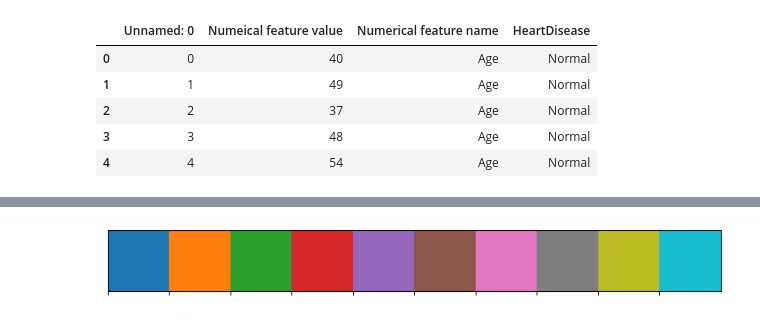
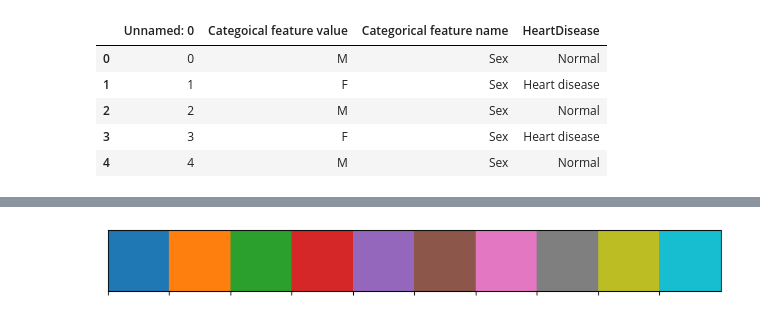
Before and after one commit to AlanYWu/Prediction-of-Heart-Failure-Using-Naive-Bayes-Classifiers, a Jupyter notebook: Graph/Data representation/1_Plot_Final.ipynb, the cells around one changed output, grey strips where cells are left out. Drawn from its saved outputs; the diff is of its cells as text; code cells hidden in the pictures.

```diff
--- a/Graph/Data representation/1_Plot_Final.ipynb
+++ b/Graph/Data representation/1_Plot_Final.ipynb
@@ -18,13 +18,14 @@ data_nu = pd.read_csv("long_nu.csv")
 # https://zhuanlan.zhihu.com/p/432236585
 # %%
 data_nu.head()
+data_ca.head()
 # %% [output]
-|  | Unnamed: 0 | Numeical feature value | Numerical feature name | HeartDisease |
-| 0 | 0 | 40 | Age | Normal |
-| 1 | 1 | 49 | Age | Normal |
-| 2 | 2 | 37 | Age | Normal |
-| 3 | 3 | 48 | Age | Normal |
-| 4 | 4 | 54 | Age | Normal |
+|  | Unnamed: 0 | Categoical feature value | Categorical feature name | HeartDisease |
+| 0 | 0 | M | Sex | Normal |
+| 1 | 1 | F | Sex | Heart disease |
+| 2 | 2 | M | Sex | Normal |
+| 3 | 3 | F | Sex | Heart disease |
+| 4 | 4 | M | Sex | Normal |
 # %%
 PROPS = {
     'boxprops':{'facecolor':'none'},
```
Also changed, not shown: parts of 2 cells of this notebook, 7 other files.
